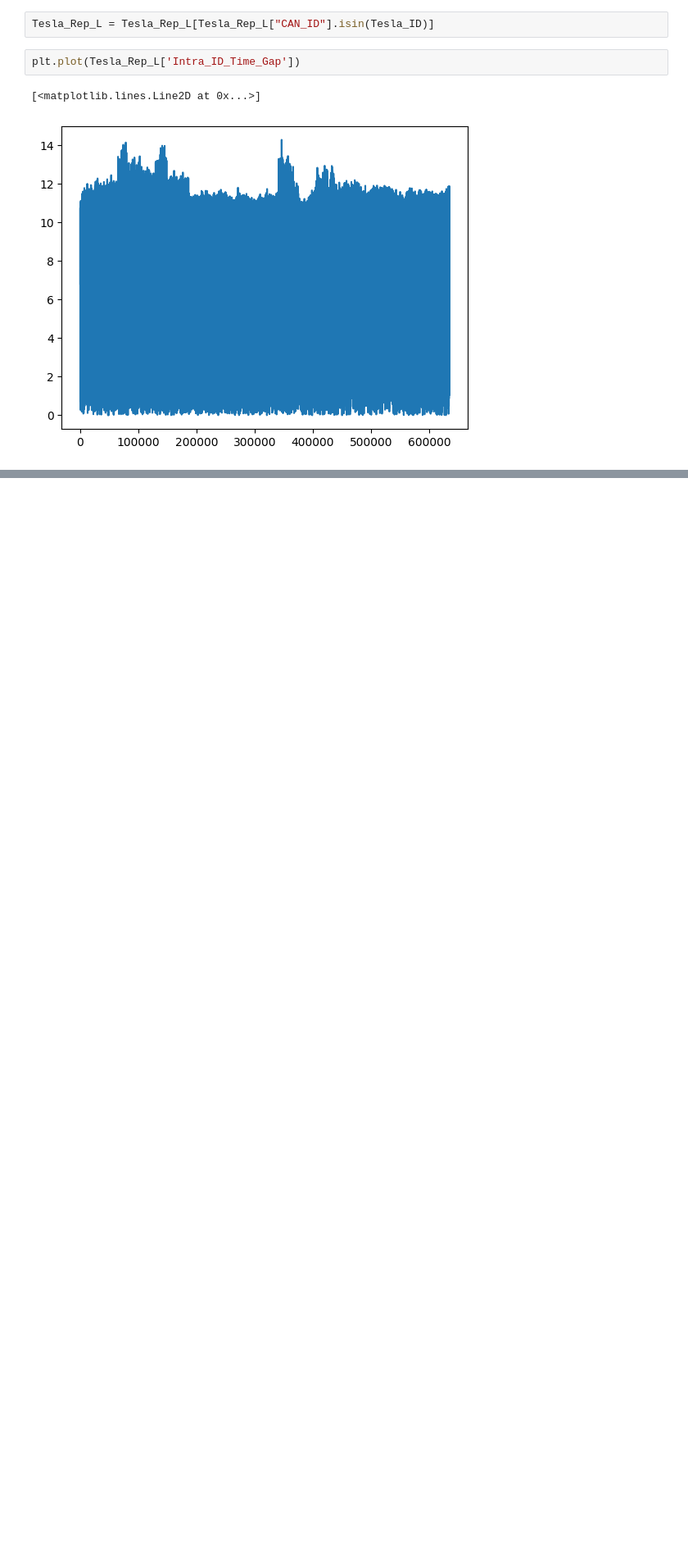
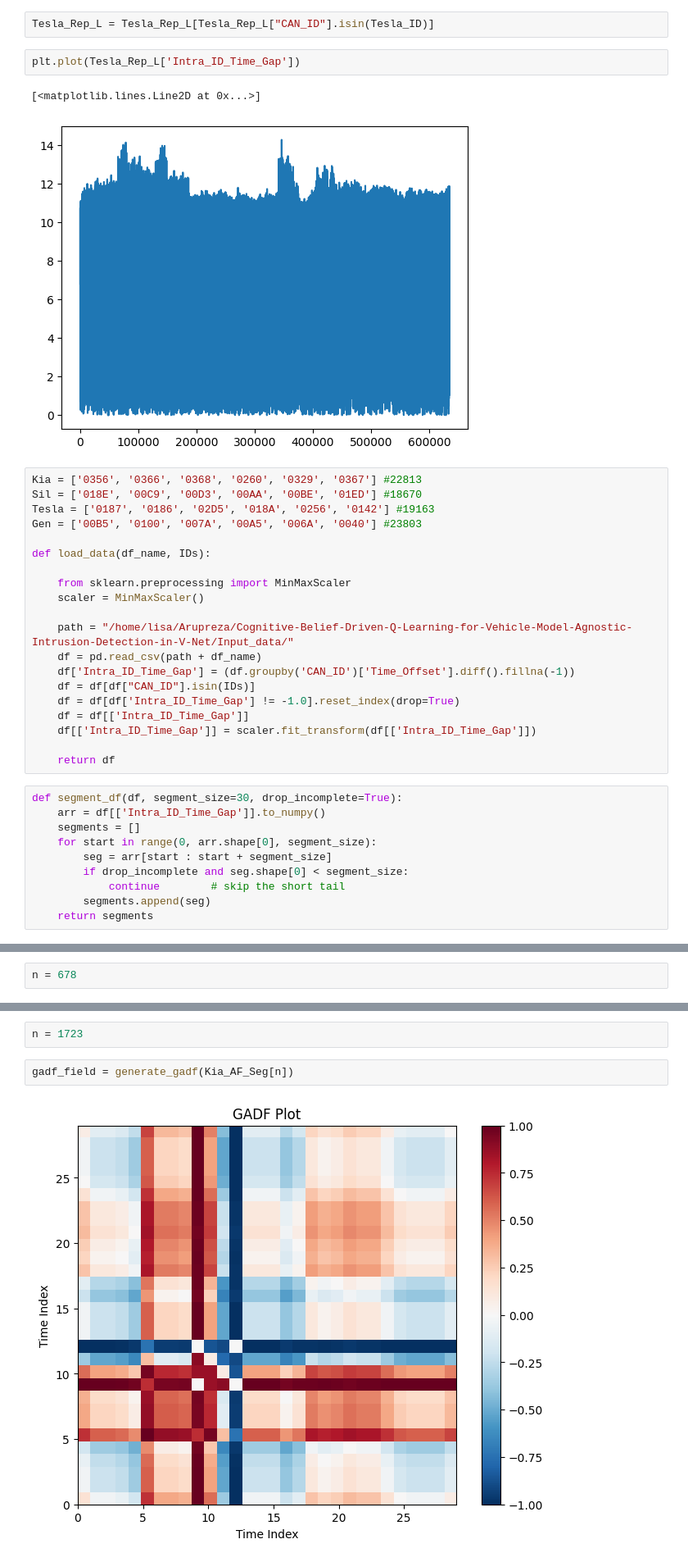
Before and after one commit to Arupreza/UIDS-II, a Jupyter notebook: Data_Analysis.ipynb, the cells around one changed output, grey strips where cells are left out. Shown at 82% size. Saved outputs shown, nothing was run; the diff lists cells and outputs as text; blank space fills up the shorter version.

```diff
--- a/Data_Analysis.ipynb
+++ b/Data_Analysis.ipynb
@@ -163,5 +148,35 @@ plt.plot(Tesla_Rep_L['Intra_ID_Time_Gap'])
 # %% [output]
 [<matplotlib.lines.Line2D at 0x...>]
 [figure]
+# %%
+Kia = ['0356', '0366', '0368', '0260', '0329', '0367'] #22813
+Sil = ['018E', '00C9', '00D3', '00AA', '00BE', '01ED'] #18670
+Tesla = ['0187', '0186', '02D5', '018A', '0256', '0142'] #19163
+Gen = ['00B5', '0100', '007A', '00A5', '006A', '0040'] #23803
+
+def load_data(df_name, IDs):
+
+    from sklearn.preprocessing import MinMaxScaler
+    scaler = MinMaxScaler()
+
+    path = "/home/lisa/Arupreza/Cognitive-Belief-Driven-Q-Learning-for-Vehicle-Model-Agnostic-Intrusion-Detection-in-V-Net/Input_data/"
+    df = pd.read_csv(path + df_name)
+    df['Intra_ID_Time_Gap'] = (df.groupby('CAN_ID')['Time_Offset'].diff().fillna(-1))
+    df = df[df["CAN_ID"].isin(IDs)]
+    df = df[df['Intra_ID_Time_Gap'] != -1.0].reset_index(drop=True)
+    df = df[['Intra_ID_Time_Gap']]
+    df[['Intra_ID_Time_Gap']] = scaler.fit_transform(df[['Intra_ID_Time_Gap']])
+
+    return df
+# %%
+def segment_df(df, segment_size=30, drop_incomplete=True):
+    arr = df[['Intra_ID_Time_Gap']].to_numpy()
+    segments = []
+    for start in range(0, arr.shape[0], segment_size):
+        seg = arr[start : start + segment_size]
+        if drop_incomplete and seg.shape[0] < segment_size:
+            continue        # skip the short tail
+        segments.append(seg)
+    return segments
 # %%
 ### Attack Free ###
@@ -353,0 +274,2 @@ n = 45
+# %%
+n = 678
@@ -353,0 +334,6 @@ n = 45
+# %%
+n = 1723
+# %%
+gadf_field = generate_gadf(Kia_AF_Seg[n])
+# %% [output]
+[figure, added]
```
Also changed, not shown: parts of 20 cells of this notebook.
